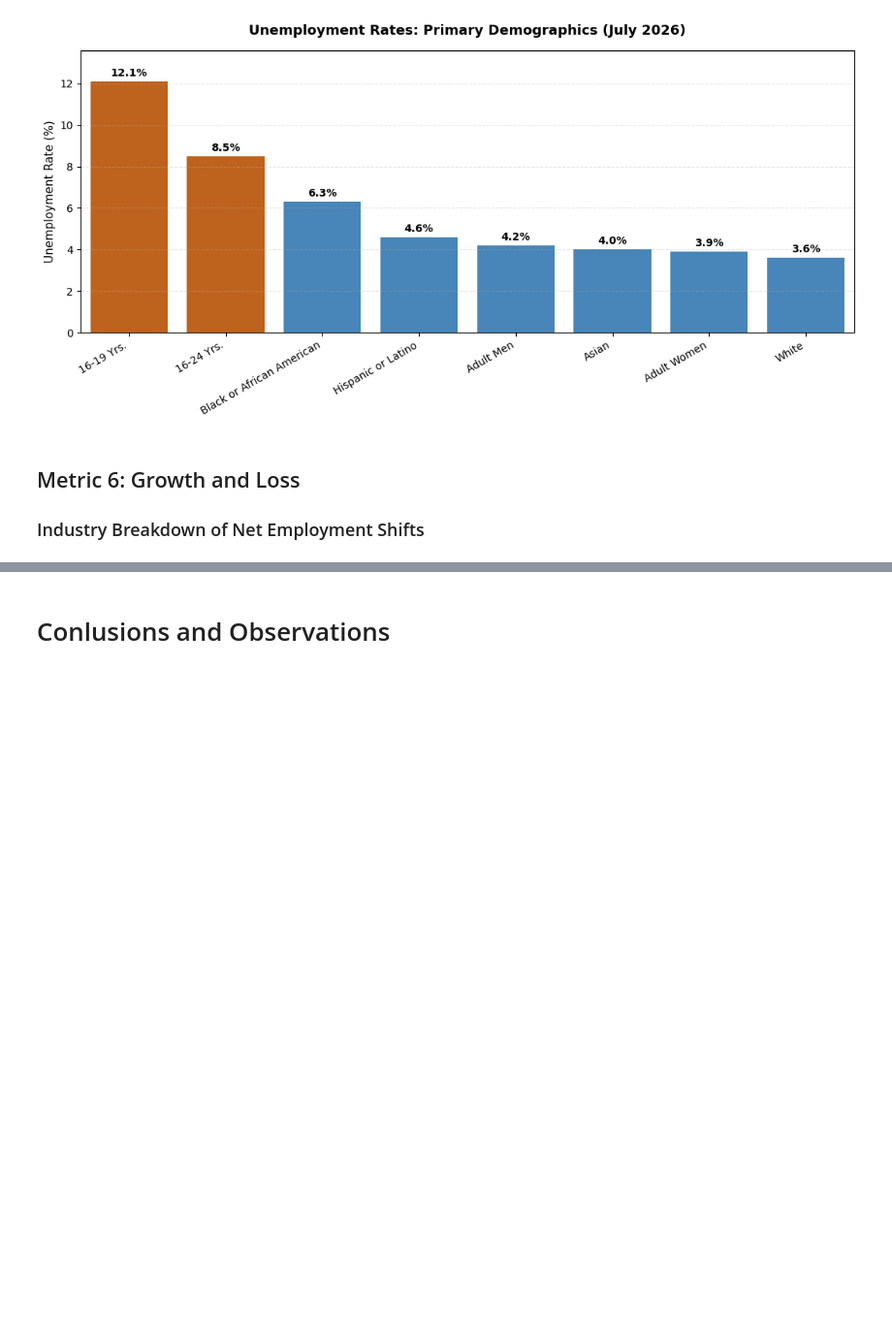
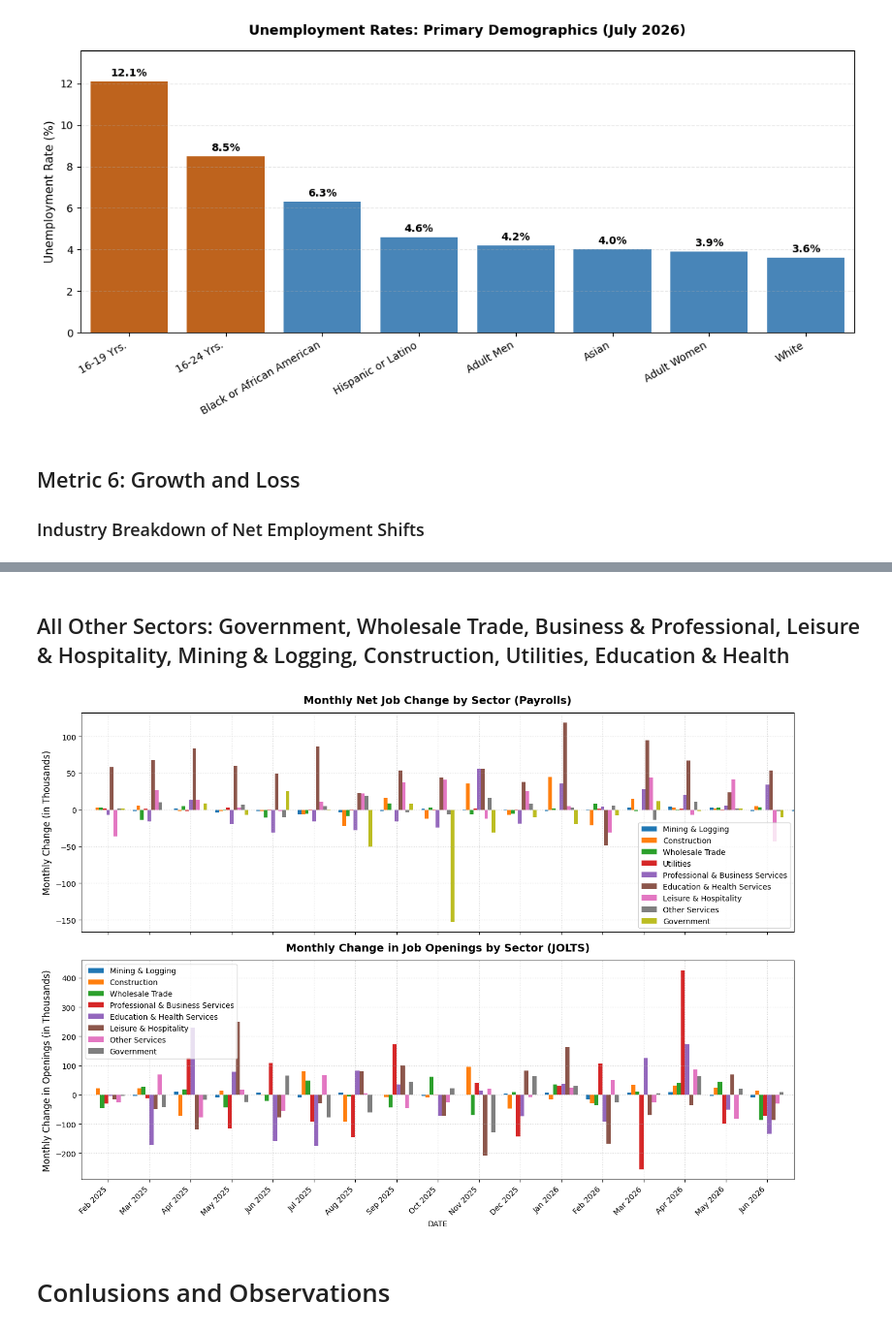
Before and after one commit to B-Ali04/Introduction-to-Machine-Learning-Using-Python-, a Jupyter notebook: 6. Applied Case Studies/U.S. Labor Market - Key Performance Indicators.ipynb, the cells around one changed output, grey strips where cells are left out. Shown at 97% size. Saved outputs shown, nothing was run; the diff lists cells and outputs as text; code cells hidden in the pictures; blank space fills up the shorter version.

```diff
--- a/6. Applied Case Studies/U.S. Labor Market - Key Performance Indicators.ipynb
+++ b/6. Applied Case Studies/U.S. Labor Market - Key Performance Indicators.ipynb
@@ -646,3 +646,58 @@ plt.show()
+# %% [markdown]
+## All Other Sectors: Government, Wholesale Trade, Business & Professional, Leisure & Hospitality, Mining & Logging, Construction, Utilities, Education & Health
+# %%
+emp_mx_other = {
+    'Mining & Logging': 'USMINE',
+    'Construction': 'USCONS',
+    'Wholesale Trade': 'USWTRADE',
+    'Utilities': 'CES4422000001',
+    'Professional & Business Services': 'USPBS',
+    'Education & Health Services': 'USEHS',
+    'Leisure & Hospitality': 'USLAH',
+    'Other Services': 'USSERV',
+    'Government': 'USGOVT'
+}
+
+jolts_mx_other = {
+    "Mining & Logging": "JTU110099JOL",
+    "Construction": "JTS2300JOL",
+    "Wholesale Trade": "JTU4200JOL",
+    "Professional & Business Services": "JTS540099JOL",
+    "Education & Health Services": "JTS6000JOL",
+    "Leisure & Hospitality": "JTS7000JOL",
+    "Other Services": "JTU8100JOL",
+    "Government": "JTS9000JOL"
+}
+df_emp_other = web.DataReader(list(emp_mx_other.values()), 'fred', start, end)
+df_emp_other.rename(columns={v: k for k, v in emp_mx_other.items()}, inplace=True)
+df_emp_other_growth = df_emp_other.dropna(how='all').diff().dropna()
+
+df_jolts_other = web.DataReader(list(jolts_mx_other.values()), 'fred', start, end)
+df_jolts_other.rename(columns={v: k for k, v in jolts_mx_other.items()}, inplace=True)
+df_jolts_other_growth = df_jolts_other.dropna(how='all').diff().dropna()
+
+fig, (ax1, ax2) = plt.subplots(2, 1, figsize=(14, 10), sharex=True)
+
+# Monthly Net Job Changes (Payrolls)
+df_emp_other_growth.plot(kind='bar', ax=ax1, width=0.8)
+ax1.set_title('Monthly Net Job Change by Sector (Payrolls)', fontsize=14, fontweight='bold', pad=12)
+ax1.set_ylabel('Monthly Change (in Thousands)', fontsize=12)
+ax1.grid(True, linestyle=':', alpha=0.6)
+#ax1.legend(loc='upper left', frameon=True)
+
+# Monthly Change in Job Openings (JOLTS)
+df_jolts_other_growth.plot(kind='bar', ax=ax2, width=0.8)
+ax2.set_title('Monthly Change in Job Openings by Sector (JOLTS)', fontsize=14, fontweight='bold', pad=12)
+ax2.set_ylabel('Monthly Change in Openings (in Thousands)', fontsize=12)
+ax2.grid(True, linestyle=':', alpha=0.6)
+ax2.legend(loc='upper left', frameon=True)
+
+ax2.set_xticklabels([d.strftime('%b %Y') for d in df_jolts_other_growth.index], rotation=45, ha='right')
+
+plt.tight_layout()
+plt.show()
+# %% [output]
+[figure, added]
 # %% [markdown]
 # Conlusions and Observations
 # %% [markdown]
```
Also changed, not shown: parts of 3 cells of this notebook.
